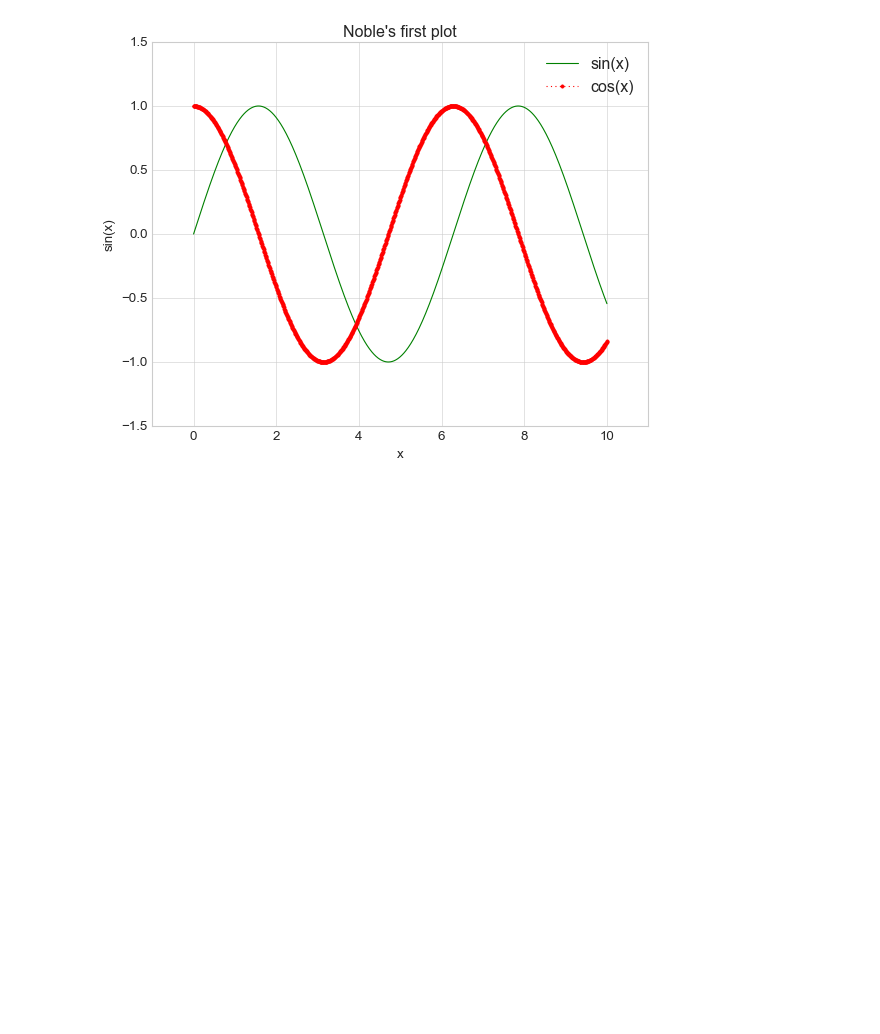
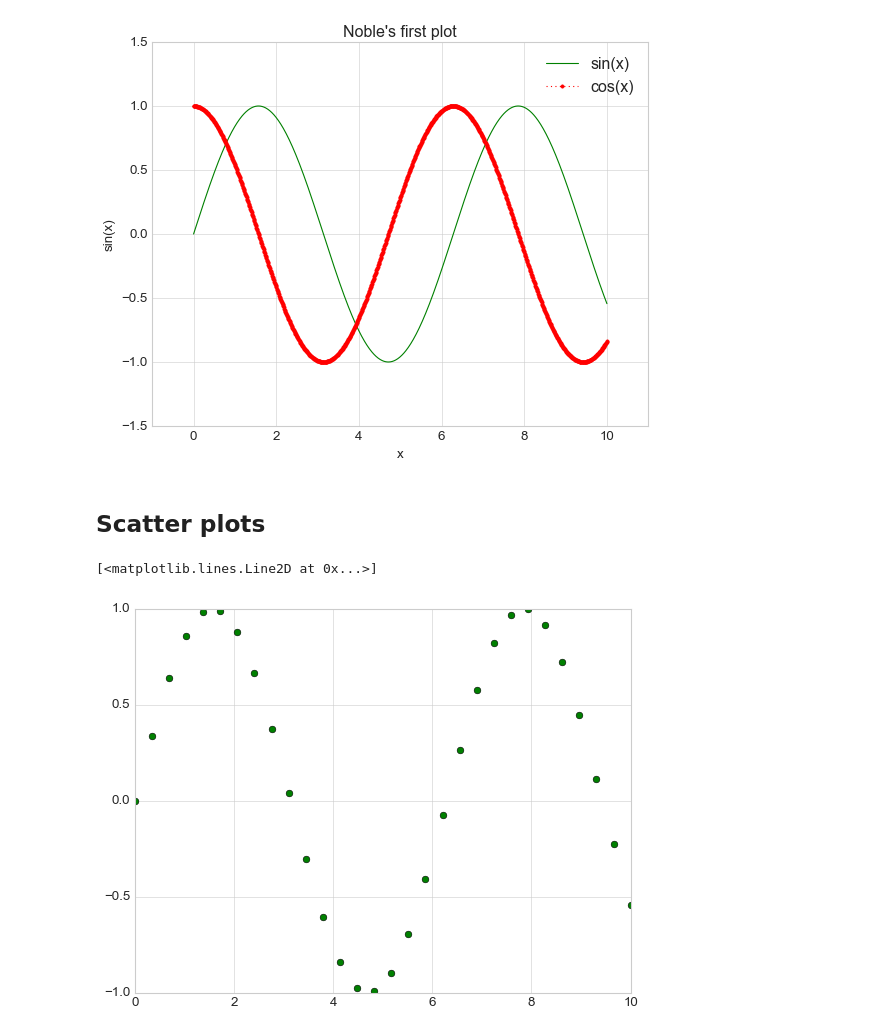
Before and after one commit to Mnoble-19/DataScienceHandBook, a Jupyter notebook: Chapter 4/Visualisations with matplotlib.ipynb, the cells around one changed output. Saved outputs shown, nothing was run; the diff lists cells and outputs as text; code cells hidden in the pictures; blank space fills up the shorter version.

Commit message:
Scatter intro

```diff
--- a/Chapter 4/Visualisations with matplotlib.ipynb
+++ b/Chapter 4/Visualisations with matplotlib.ipynb
@@ -92,3 +92,13 @@ plt.legend()
 # %% [output]
 <matplotlib.legend.Legend at 0x...>
 [figure]
+# %% [markdown]
+## Scatter plots
+# %%
+x = np.linspace(0,10,30)
+y = np.sin(x)
+
+plt.plot(x,y,'og')
+# %% [output]
+[<matplotlib.lines.Line2D at 0x...>]
+[figure, added]
```
Also changed, not shown: parts of 5 cells of this notebook.
